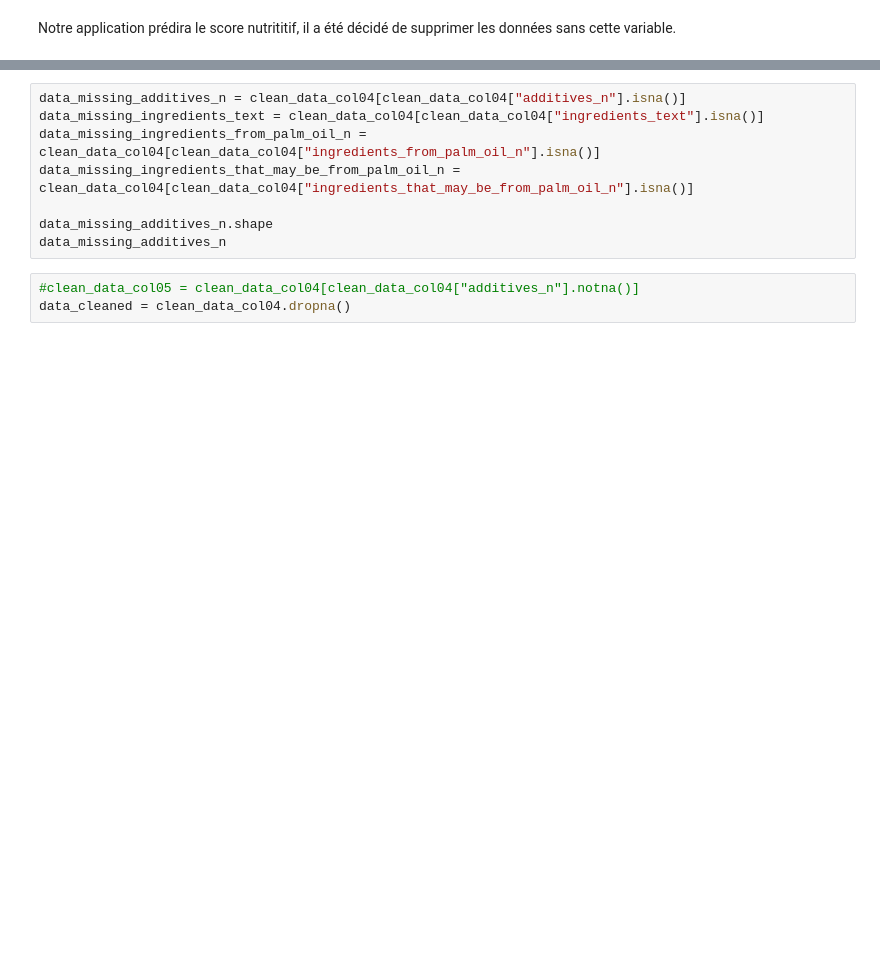
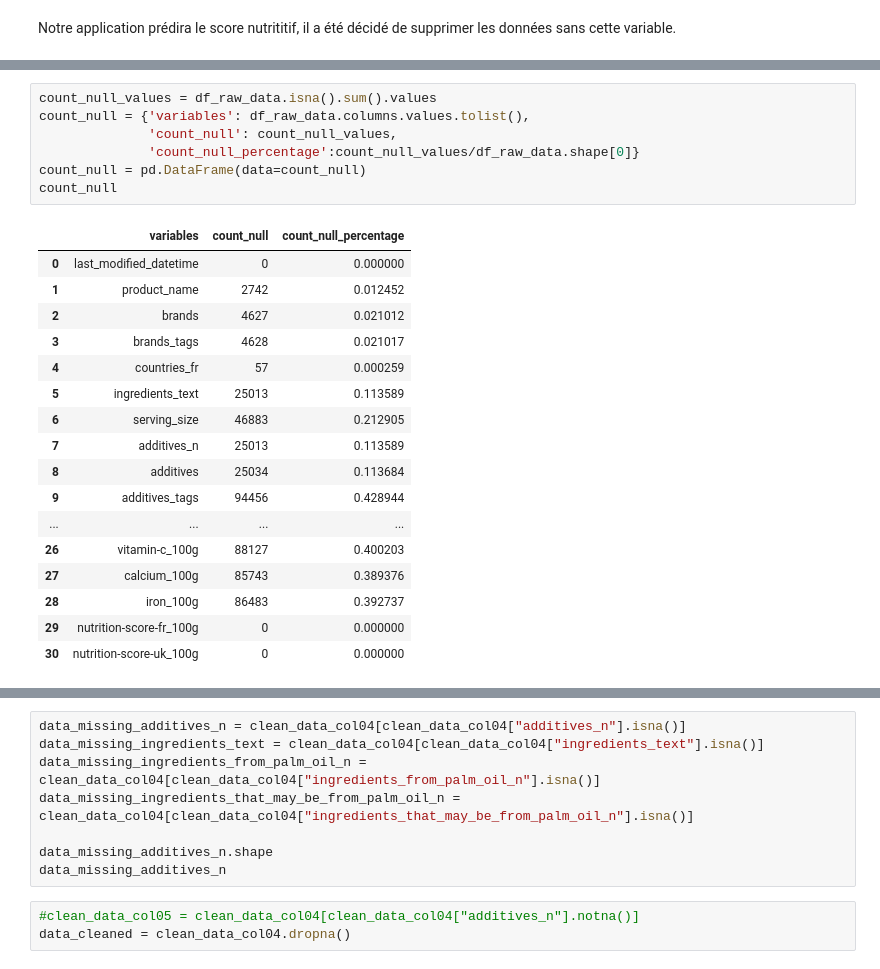
Before and after one commit to Melissa-k/oc_projet03, a Jupyter notebook: DataAnalysis.ipynb, the cells around one changed output, grey strips where cells are left out. Drawn from its saved outputs; the diff is of its cells as text; blank space fills up the shorter version.

```diff
--- a/DataAnalysis.ipynb
+++ b/DataAnalysis.ipynb
@@ -203,0 +208,25 @@ Notre application prédira le score nutrititif, il a été décidé de supprimer
+# %%
+count_null_values = df_raw_data.isna().sum().values
+count_null = {'variables': df_raw_data.columns.values.tolist(),
+              'count_null': count_null_values,
+              'count_null_percentage':count_null_values/df_raw_data.shape[0]}
+count_null = pd.DataFrame(data=count_null)
+count_null
+# %% [output]
+|  | variables | count_null | count_null_percentage |
+| 0 | last_modified_datetime | 0 | 0.000000 |
+| 1 | product_name | 2742 | 0.012452 |
+| 2 | brands | 4627 | 0.021012 |
+| 3 | brands_tags | 4628 | 0.021017 |
+| 4 | countries_fr | 57 | 0.000259 |
+| 5 | ingredients_text | 25013 | 0.113589 |
+| 6 | serving_size | 46883 | 0.212905 |
+| 7 | additives_n | 25013 | 0.113589 |
+| 8 | additives | 25034 | 0.113684 |
+| 9 | additives_tags | 94456 | 0.428944 |
+| ... | ... | ... | ... |
+| 26 | vitamin-c_100g | 88127 | 0.400203 |
+| 27 | calcium_100g | 85743 | 0.389376 |
+| 28 | iron_100g | 86483 | 0.392737 |
+| 29 | nutrition-score-fr_100g | 0 | 0.000000 |
+| 30 | nutrition-score-uk_100g | 0 | 0.000000 |
```
Also changed, not shown: parts of 20 cells of this notebook.
